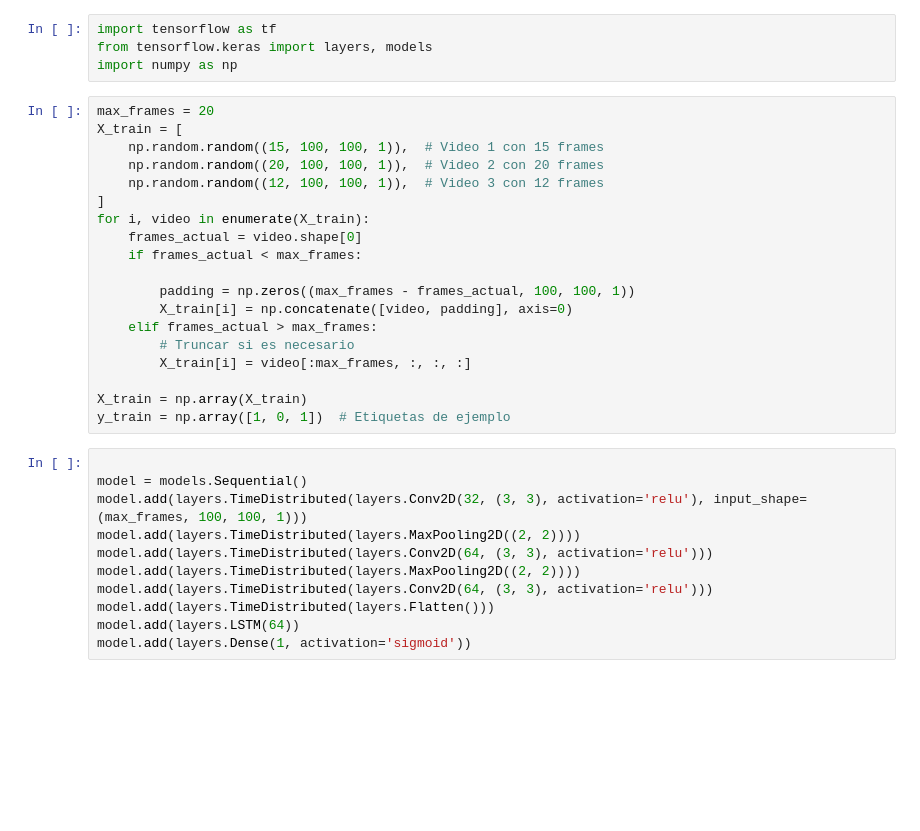
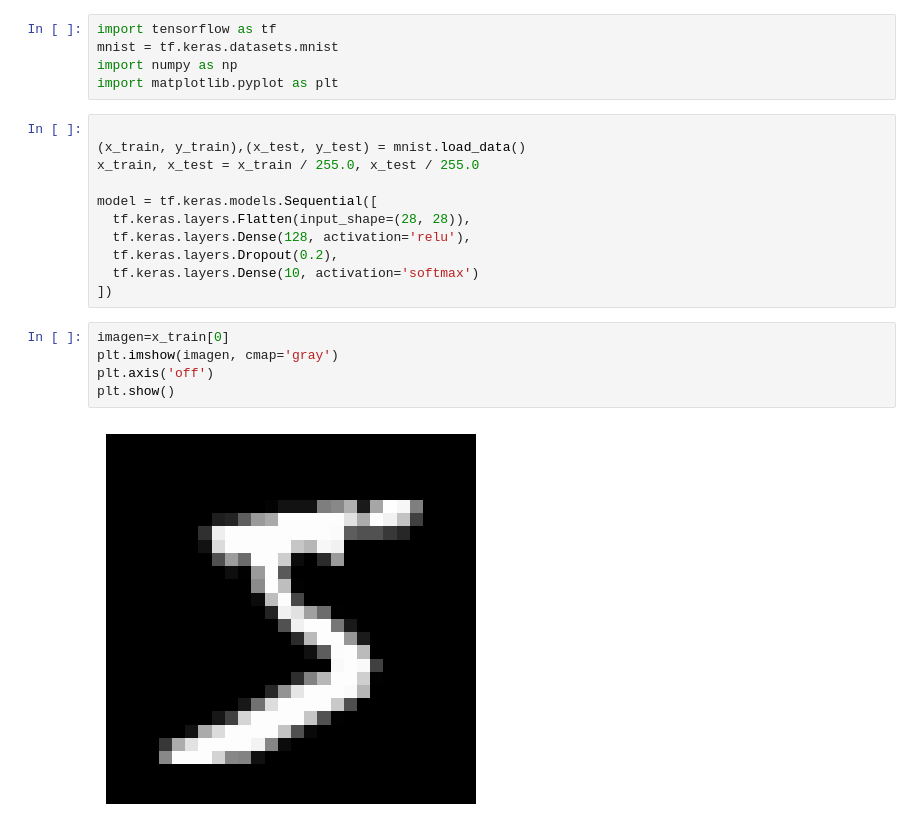
Before and after one commit to DanPinGar/python-machine-learning, a Jupyter notebook: emboendo_ML/prueba.ipynb, the cells around one changed output. Cells and saved outputs as stored; diff of their text form; blank space fills up the shorter version.

```diff
--- a/emboendo_ML/prueba.ipynb
+++ b/emboendo_ML/prueba.ipynb
@@ -1,36 +1,25 @@
 # %%
 import tensorflow as tf
-from tensorflow.keras import layers, models
+mnist = tf.keras.datasets.mnist
 import numpy as np
+import matplotlib.pyplot as plt
-# %%
-max_frames = 20
-X_train = [
-    np.random.random((15, 100, 100, 1)),  # Video 1 con 15 frames
-    np.random.random((20, 100, 100, 1)),  # Video 2 con 20 frames
-    np.random.random((12, 100, 100, 1)),  # Video 3 con 12 frames
-]
-for i, video in enumerate(X_train):
-    frames_actual = video.shape[0]
-    if frames_actual < max_frames:
-
-        padding = np.zeros((max_frames - frames_actual, 100, 100, 1))
-        X_train[i] = np.concatenate([video, padding], axis=0)
-    elif frames_actual > max_frames:
-        # Truncar si es necesario
-        X_train[i] = video[:max_frames, :, :, :]
-
-X_train = np.array(X_train)
-y_train = np.array([1, 0, 1])  # Etiquetas de ejemplo
-# %%
-
-model = models.Sequential()
-model.add(layers.TimeDistributed(layers.Conv2D(32, (3, 3), activation='relu'), input_shape=(max_frames, 100, 100, 1)))
-model.add(layers.TimeDistributed(layers.MaxPooling2D((2, 2))))
-model.add(layers.TimeDistributed(layers.Conv2D(64, (3, 3), activation='relu')))
-model.add(layers.TimeDistributed(layers.MaxPooling2D((2, 2))))
-model.add(layers.TimeDistributed(layers.Conv2D(64, (3, 3), activation='relu')))
-model.add(layers.TimeDistributed(layers.Flatten()))
-model.add(layers.LSTM(64))
-model.add(layers.Dense(1, activation='sigmoid'))
+# %%
+
+(x_train, y_train),(x_test, y_test) = mnist.load_data()
+x_train, x_test = x_train / 255.0, x_test / 255.0
+
+model = tf.keras.models.Sequential([
+  tf.keras.layers.Flatten(input_shape=(28, 28)),
+  tf.keras.layers.Dense(128, activation='relu'),
+  tf.keras.layers.Dropout(0.2),
+  tf.keras.layers.Dense(10, activation='softmax')
+])
+# %%
+imagen=x_train[0]
+plt.imshow(imagen, cmap='gray')
+plt.axis('off')
+plt.show()
+# %% [output]
+[figure, added]
 # %%
 
```
Also changed, not shown: parts of 2 cells of this notebook, 2 other files.
